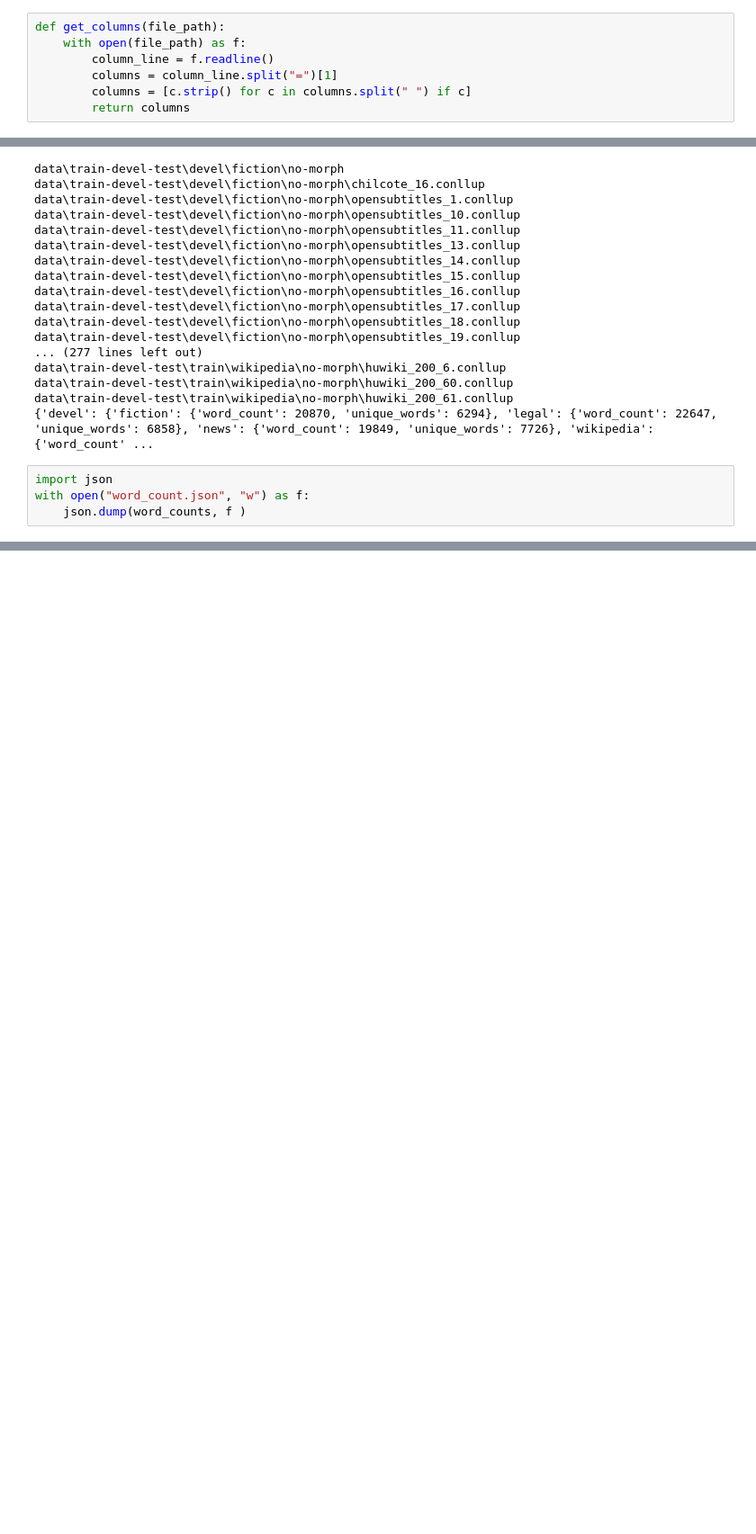
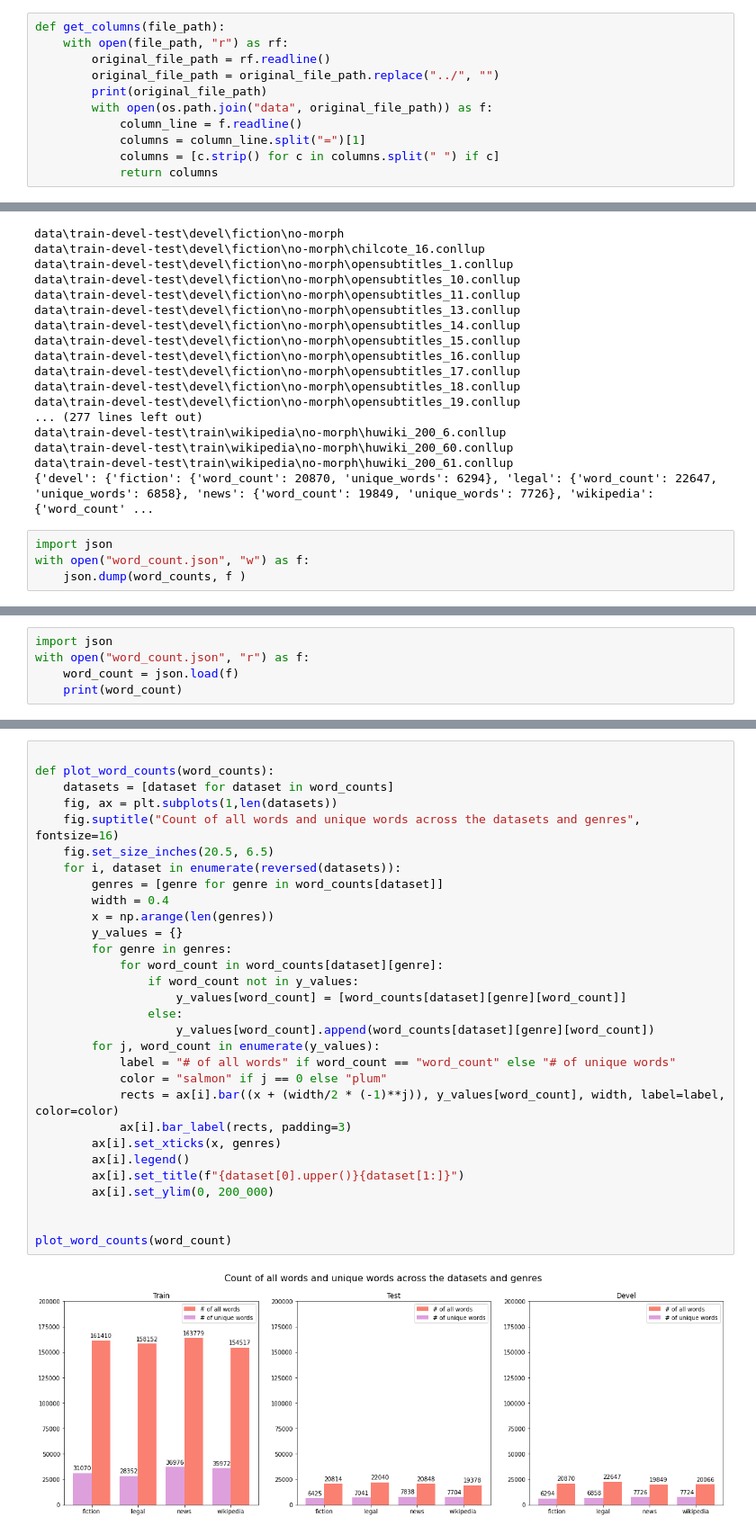
Before and after one commit to Henya14/deep-learning-ner, a Jupyter notebook: data_visualization.ipynb, the cells around one changed output, grey strips where cells are left out. Shown: that part at 90% size. Saved outputs shown, nothing was run; the diff lists cells and outputs as text; blank space fills up the shorter version.

Commit message:
Add more visualization

```diff
--- a/data_visualization.ipynb
+++ b/data_visualization.ipynb
@@ -3,10 +4,14 @@ import pandas as pd
 # %%
 def get_columns(file_path):
-    with open(file_path) as f:
-        column_line = f.readline()
-        columns = column_line.split("=")[1]
-        columns = [c.strip() for c in columns.split(" ") if c]
-        return columns
+    with open(file_path, "r") as rf:
+        original_file_path = rf.readline()
+        original_file_path = original_file_path.replace("../", "")
+        print(original_file_path)
+        with open(os.path.join("data", original_file_path)) as f:
+            column_line = f.readline()
+            columns = column_line.split("=")[1]
+            columns = [c.strip() for c in columns.split(" ") if c]
+            return columns
 # %%
 get_columns("./data/train-devel-test/train/fiction/no-morph/chilcote_12.conllup")
 # %% [output]
@@ -171,0 +202,5 @@ with open("word_count.json", "w") as f:
+# %%
+import json
+with open("word_count.json", "r") as f:
+    word_count = json.load(f)
+    print(word_count)
@@ -171,0 +212,32 @@ with open("word_count.json", "w") as f:
+# %%
+
+def plot_word_counts(word_counts):
+    datasets = [dataset for dataset in word_counts]
+    fig, ax = plt.subplots(1,len(datasets))
+    fig.suptitle("Count of all words and unique words across the datasets and genres",  fontsize=16)
+    fig.set_size_inches(20.5, 6.5)
+    for i, dataset in enumerate(reversed(datasets)):
+        genres = [genre for genre in word_counts[dataset]]
+        width = 0.4
+        x = np.arange(len(genres))
+        y_values = {}
+        for genre in genres:
+            for word_count in word_counts[dataset][genre]:
+                if word_count not in y_values:
+                    y_values[word_count] = [word_counts[dataset][genre][word_count]]
+                else:
+                    y_values[word_count].append(word_counts[dataset][genre][word_count])
+        for j, word_count in enumerate(y_values):
+            label = "# of all words" if word_count == "word_count" else "# of unique words"
+            color = "salmon" if j == 0 else "plum"
+            rects = ax[i].bar((x + (width/2 * (-1)**j)), y_values[word_count], width, label=label, color=color)
+            ax[i].bar_label(rects, padding=3)
+        ax[i].set_xticks(x, genres)
+        ax[i].legend()
+        ax[i].set_title(f"{dataset[0].upper()}{dataset[1:]}")
+        ax[i].set_ylim(0, 200_000)
+
+
+plot_word_counts(word_count)
+# %% [output]
+[figure, added]
```
Also changed, not shown: parts of 11 cells of this notebook.
